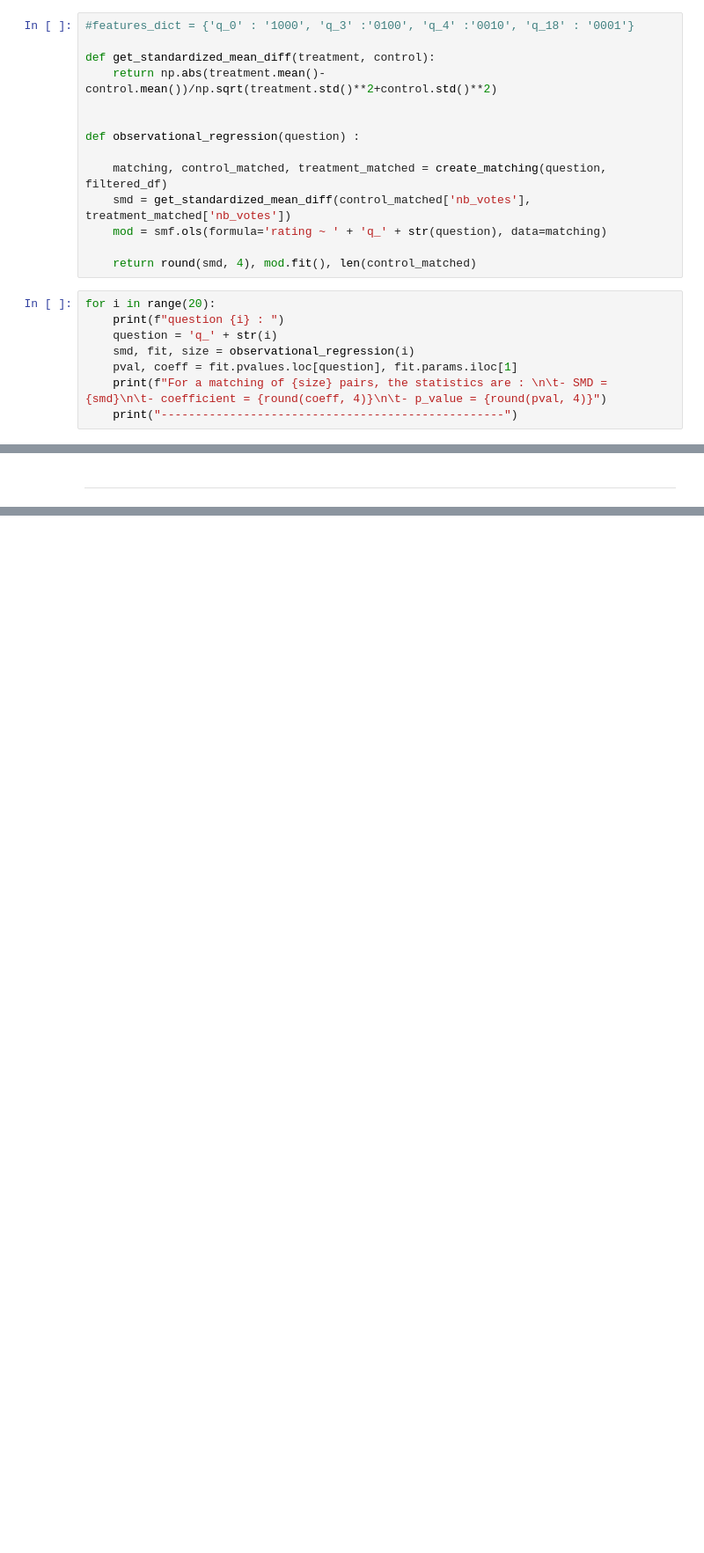
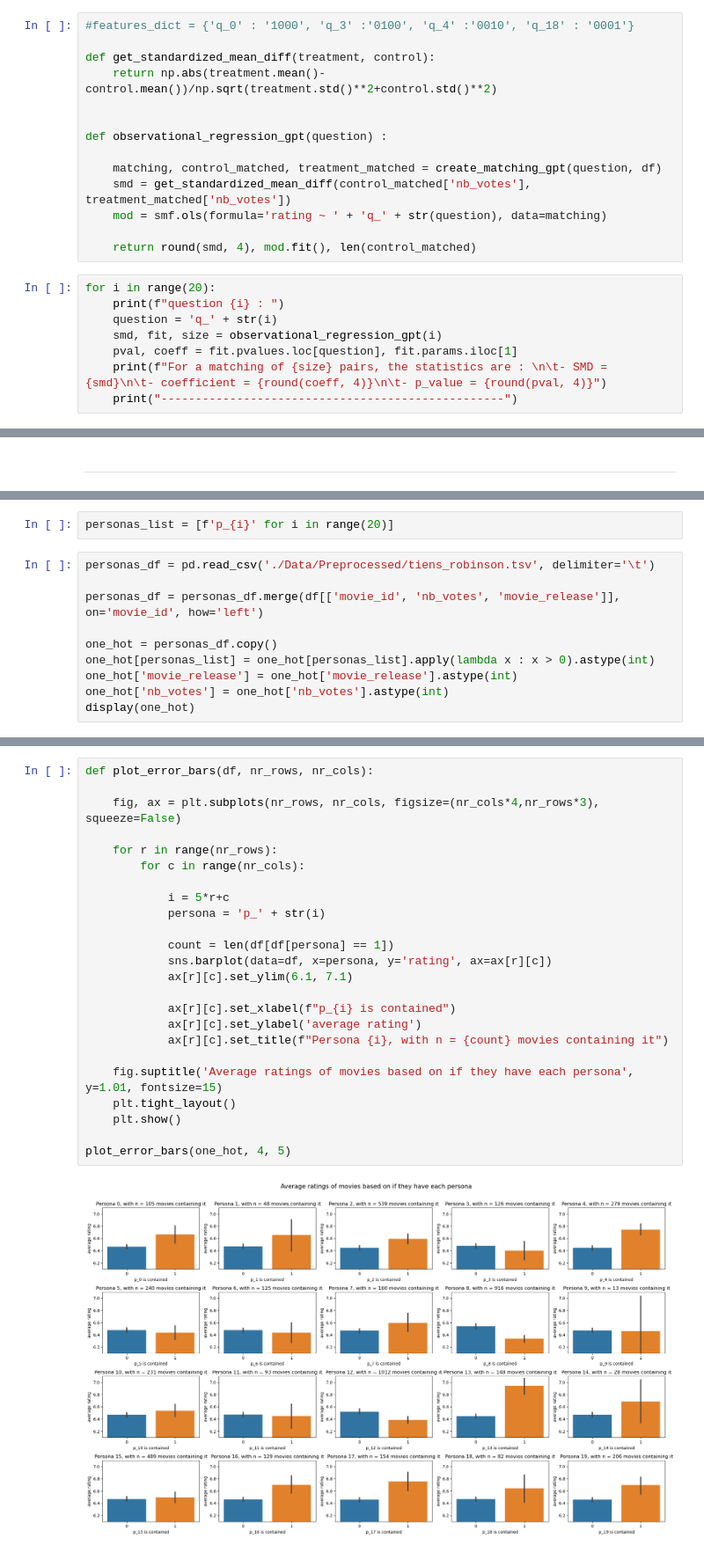
Before and after one commit to epfl-ada/ada-2023-project-theredpandada5, a Jupyter notebook: data_story.ipynb, the cells around one changed output, grey strips where cells are left out. Shown at 88% size. Drawn from its saved outputs; the diff is of its cells as text; blank space fills up the shorter version.

Commit message:
Matched study on Personas

```diff
--- a/data_story.ipynb
+++ b/data_story.ipynb
@@ -583,9 +558,9 @@ def get_standardized_mean_diff(treatment, control):
     return np.abs(treatment.mean()-control.mean())/np.sqrt(treatment.std()**2+control.std()**2)
 
 
-def observational_regression(question) :
+def observational_regression_gpt(question) :
 
-    matching, control_matched, treatment_matched = create_matching(question, filtered_df)
+    matching, control_matched, treatment_matched = create_matching_gpt(question, df)
     smd = get_standardized_mean_diff(control_matched['nb_votes'], treatment_matched['nb_votes'])
     mod = smf.ols(formula='rating ~ ' + 'q_' + str(question), data=matching)
 
@@ -594,7 +569,7 @@ def observational_regression(question) :
 for i in range(20):
     print(f"question {i} : ")
     question = 'q_' + str(i)
-    smd, fit, size = observational_regression(i)
+    smd, fit, size = observational_regression_gpt(i)
     pval, coeff = fit.pvalues.loc[question], fit.params.iloc[1]
     print(f"For a matching of {size} pairs, the statistics are : \n\t- SMD = {smd}\n\t- coefficient = {round(coeff, 4)}\n\t- p_value = {round(pval, 4)}")
     print("--------------------------------------------------")
@@ -645,0 +621,12 @@ On the contrary, we seem to really enjoy impossible romances. Is it because of t
+# %%
+personas_list = [f'p_{i}' for i in range(20)]
+# %%
+personas_df = pd.read_csv('./Data/Preprocessed/tiens_robinson.tsv', delimiter='\t')
+
+personas_df = personas_df.merge(df[['movie_id', 'nb_votes', 'movie_release']], on='movie_id', how='left')
+
+one_hot = personas_df.copy()
+one_hot[personas_list] = one_hot[personas_list].apply(lambda x : x > 0).astype(int)
+one_hot['movie_release'] = one_hot['movie_release'].astype(int)
+one_hot['nb_votes'] = one_hot['nb_votes'].astype(int)
+display(one_hot)
@@ -645,0 +647,26 @@ On the contrary, we seem to really enjoy impossible romances. Is it because of t
+# %%
+def plot_error_bars(df, nr_rows, nr_cols):
+
+    fig, ax = plt.subplots(nr_rows, nr_cols, figsize=(nr_cols*4,nr_rows*3), squeeze=False)
+
+    for r in range(nr_rows):
+        for c in range(nr_cols):
+
+            i = 5*r+c
+            persona = 'p_' + str(i)
+
+            count = len(df[df[persona] == 1])
+            sns.barplot(data=df, x=persona, y='rating', ax=ax[r][c])
+            ax[r][c].set_ylim(6.1, 7.1)
+
+            ax[r][c].set_xlabel(f"p_{i} is contained")
+            ax[r][c].set_ylabel('average rating')
+            ax[r][c].set_title(f"Persona {i}, with n = {count} movies containing it")
+
+    fig.suptitle('Average ratings of movies based on if they have each persona', y=1.01, fontsize=15)
+    plt.tight_layout()
+    plt.show()
+
+plot_error_bars(one_hot, 4, 5)
+# %% [output]
+[figure, added]
```
Also changed, not shown: parts of 33 cells of this notebook.
